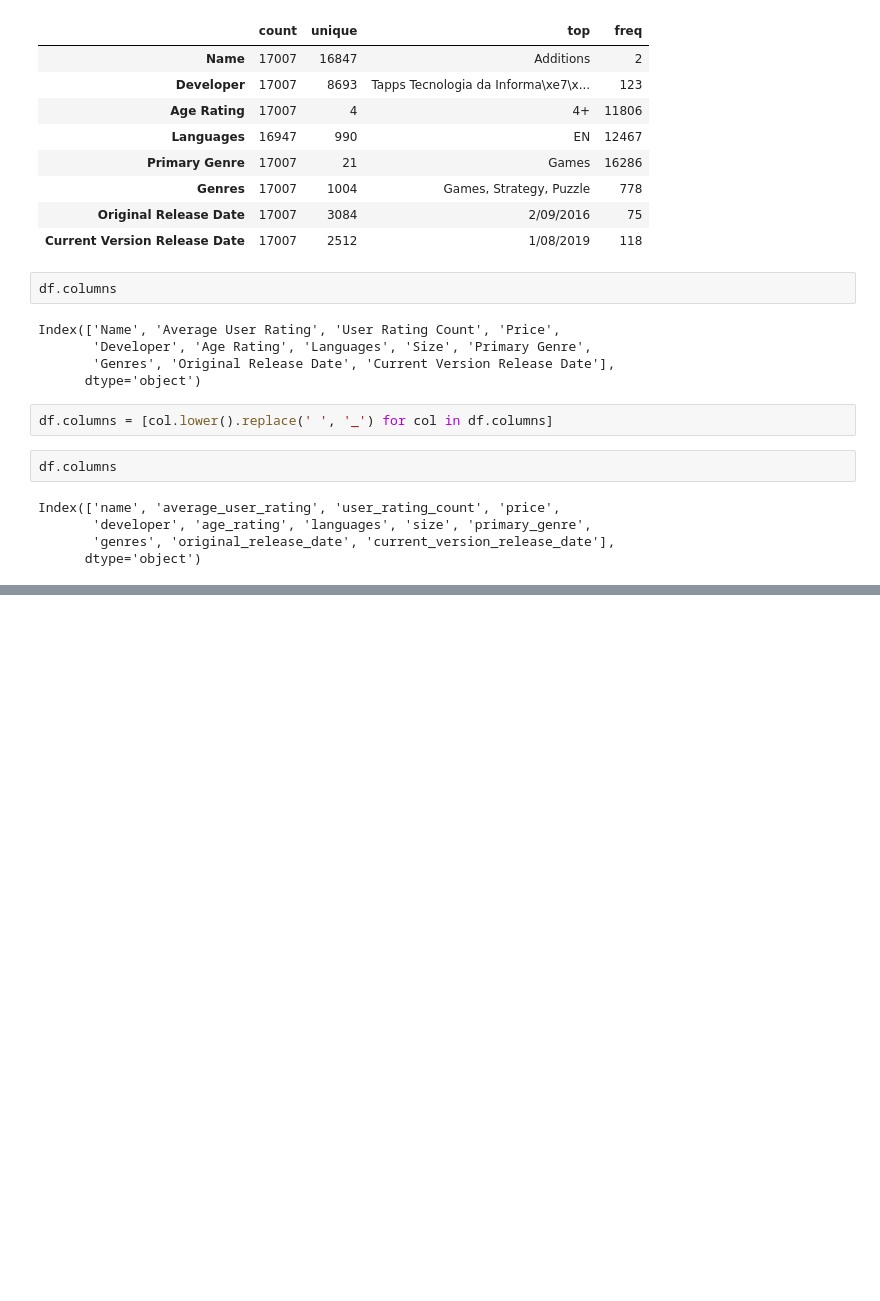
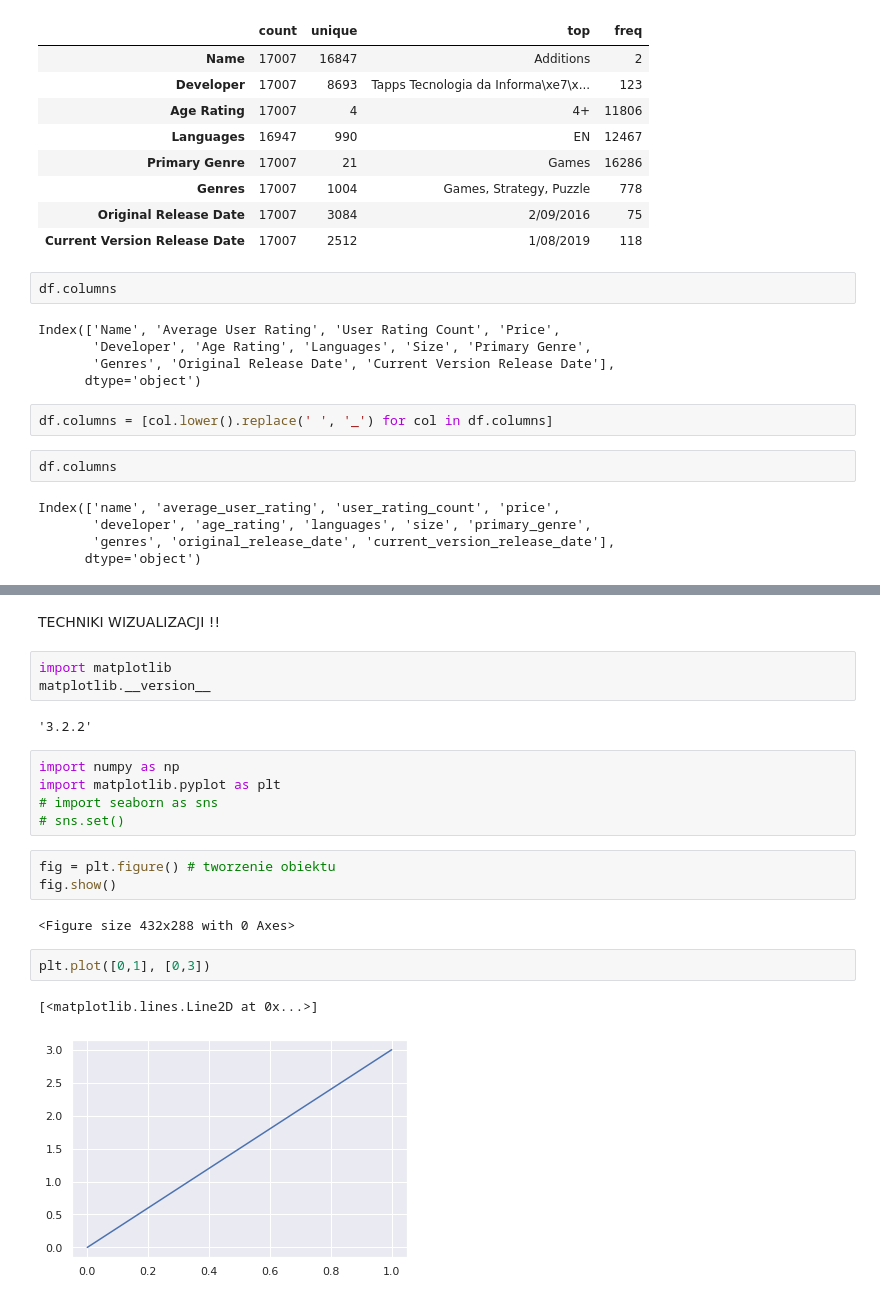
Before and after one commit to lukaszplust/data-science-learn, a Jupyter notebook: Bootcamp.ipynb, the cells around one changed output, grey strips where cells are left out. Drawn from its saved outputs; the diff is of its cells as text; blank space fills up the shorter version.

```diff
--- a/Bootcamp.ipynb
+++ b/Bootcamp.ipynb
@@ -1533,0 +2060,22 @@ df.head()
+# %% [markdown]
+TECHNIKI WIZUALIZACJI !!
+# %%
+import matplotlib
+matplotlib.__version__
+# %% [output]
+'3.2.2'
+# %%
+import numpy as np
+import matplotlib.pyplot as plt
+# import seaborn as sns
+# sns.set()
+# %%
+fig = plt.figure() # tworzenie obiektu
+fig.show()
+# %% [output]
+<Figure size 432x288 with 0 Axes>
+# %%
+plt.plot([0,1], [0,3])
+# %% [output]
+[<matplotlib.lines.Line2D at 0x...>]
+[figure, added]
```
Also changed, not shown: parts of 84 cells of this notebook.
